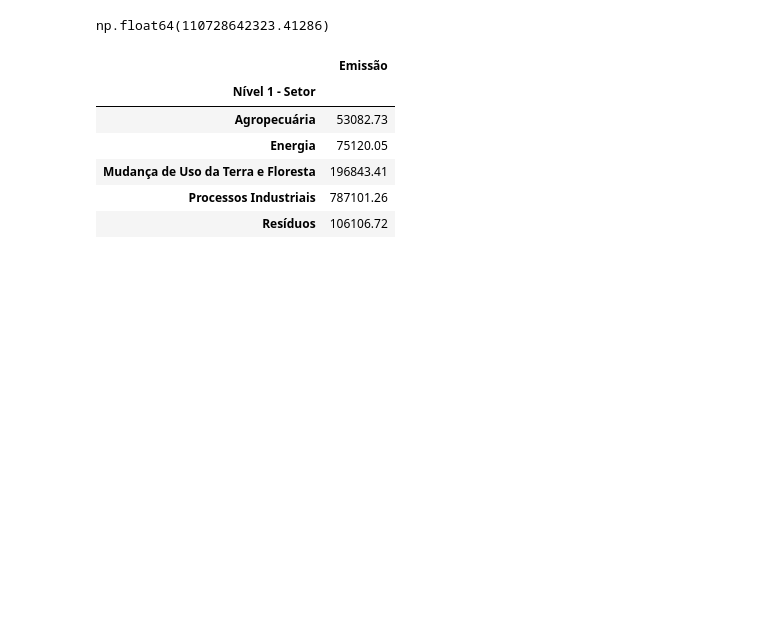
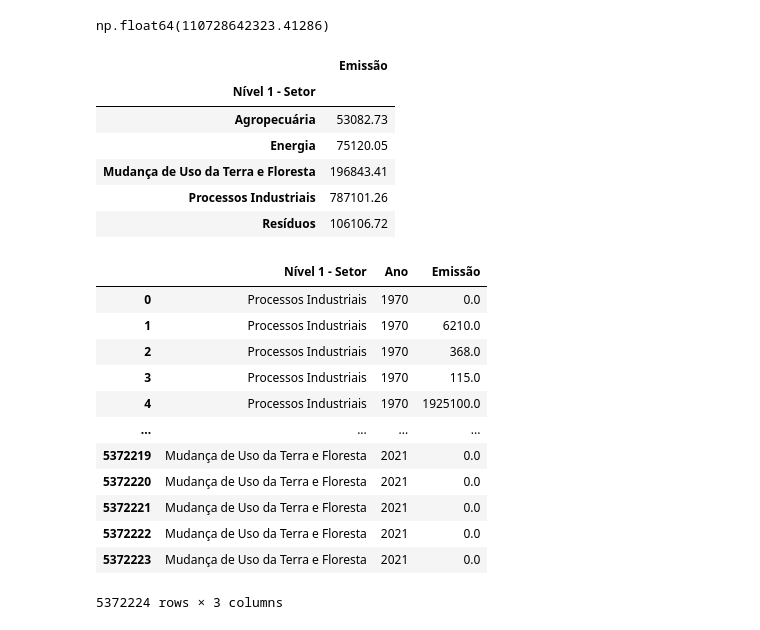
Before and after one commit to tavianu/Aulas-Alura, a Jupyter notebook: Pandas selecionando e agrupando dados/Pandas selecionando e agrupando dados/Pandas selecionando e agrupando dados/Exercícios.ipynb, the cells around one changed output. Cells and saved outputs as stored; diff of their text form; code cells hidden in the pictures; blank space fills up the shorter version.

```diff
--- a/Pandas selecionando e agrupando dados/Pandas selecionando e agrupando dados/Pandas selecionando e agrupando dados/Exercícios.ipynb
+++ b/Pandas selecionando e agrupando dados/Pandas selecionando e agrupando dados/Pandas selecionando e agrupando dados/Exercícios.ipynb
@@ -109,3 +109,21 @@ emissoes_2021
 | Mudança de Uso da Terra e Floresta | 196843.41 |
 | Processos Industriais | 787101.26 |
 | Resíduos | 106106.72 |
+# %%
+colunas_ano = list(emissoes_setor.loc[:,1970:2021])
+emissoes_setor_total = emissoes_gases.melt(id_vars = "Nível 1 - Setor", value_vars = colunas_ano, var_name = "Ano", value_name = "Emissão")
+emissoes_setor_total
+# %% [output]
+|  | Nível 1 - Setor | Ano | Emissão |
+| 0 | Processos Industriais | 1970 | 0.0 |
+| 1 | Processos Industriais | 1970 | 6210.0 |
+| 2 | Processos Industriais | 1970 | 368.0 |
+| 3 | Processos Industriais | 1970 | 115.0 |
+| 4 | Processos Industriais | 1970 | 1925100.0 |
+| ... | ... | ... | ... |
+| 5372219 | Mudança de Uso da Terra e Floresta | 2021 | 0.0 |
+| 5372220 | Mudança de Uso da Terra e Floresta | 2021 | 0.0 |
+| 5372221 | Mudança de Uso da Terra e Floresta | 2021 | 0.0 |
+| 5372222 | Mudança de Uso da Terra e Floresta | 2021 | 0.0 |
+| 5372223 | Mudança de Uso da Terra e Floresta | 2021 | 0.0 |
+5372224 rows × 3 columns
```
Also changed, not shown: parts of 2 cells of this notebook, 1 other file.
